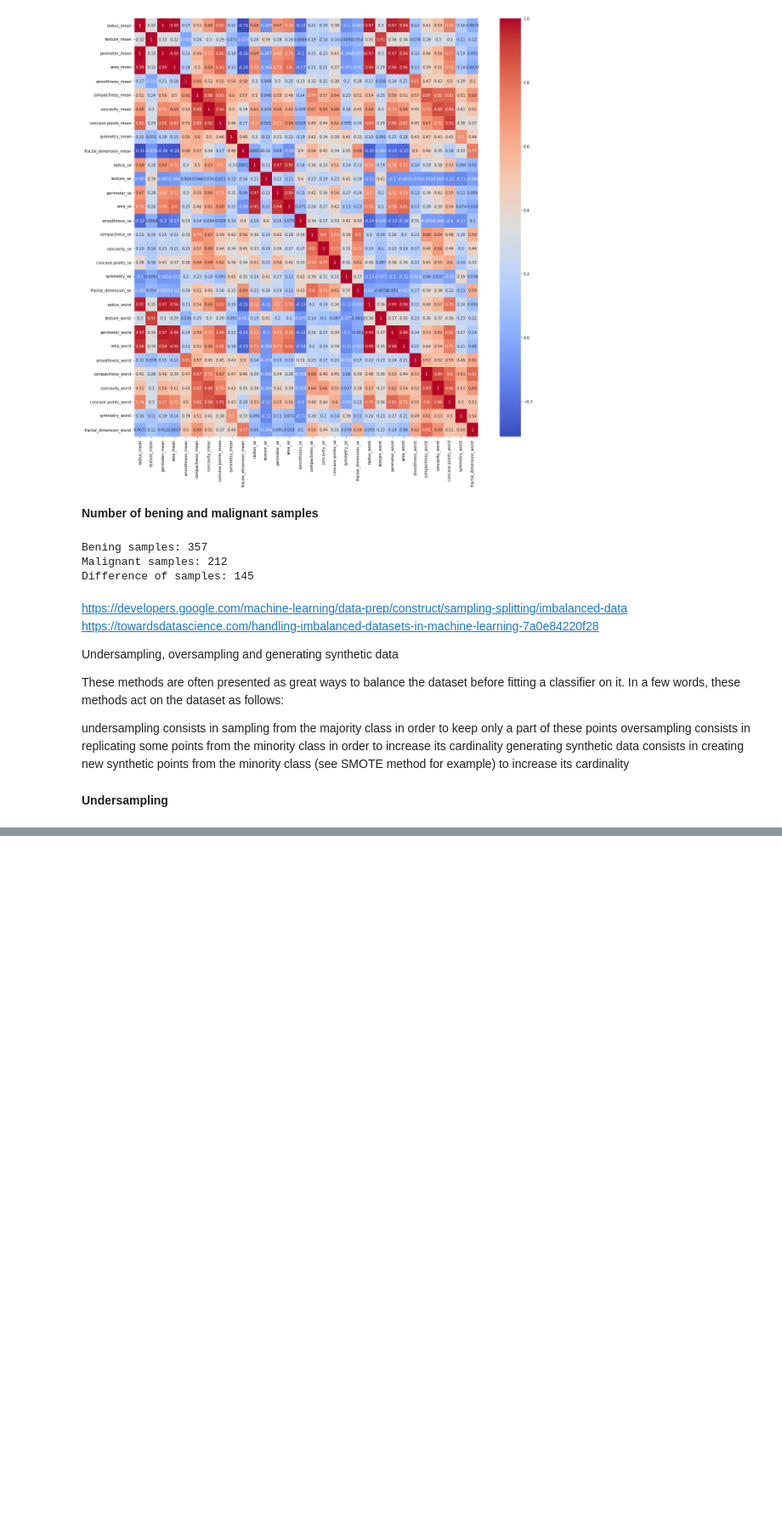
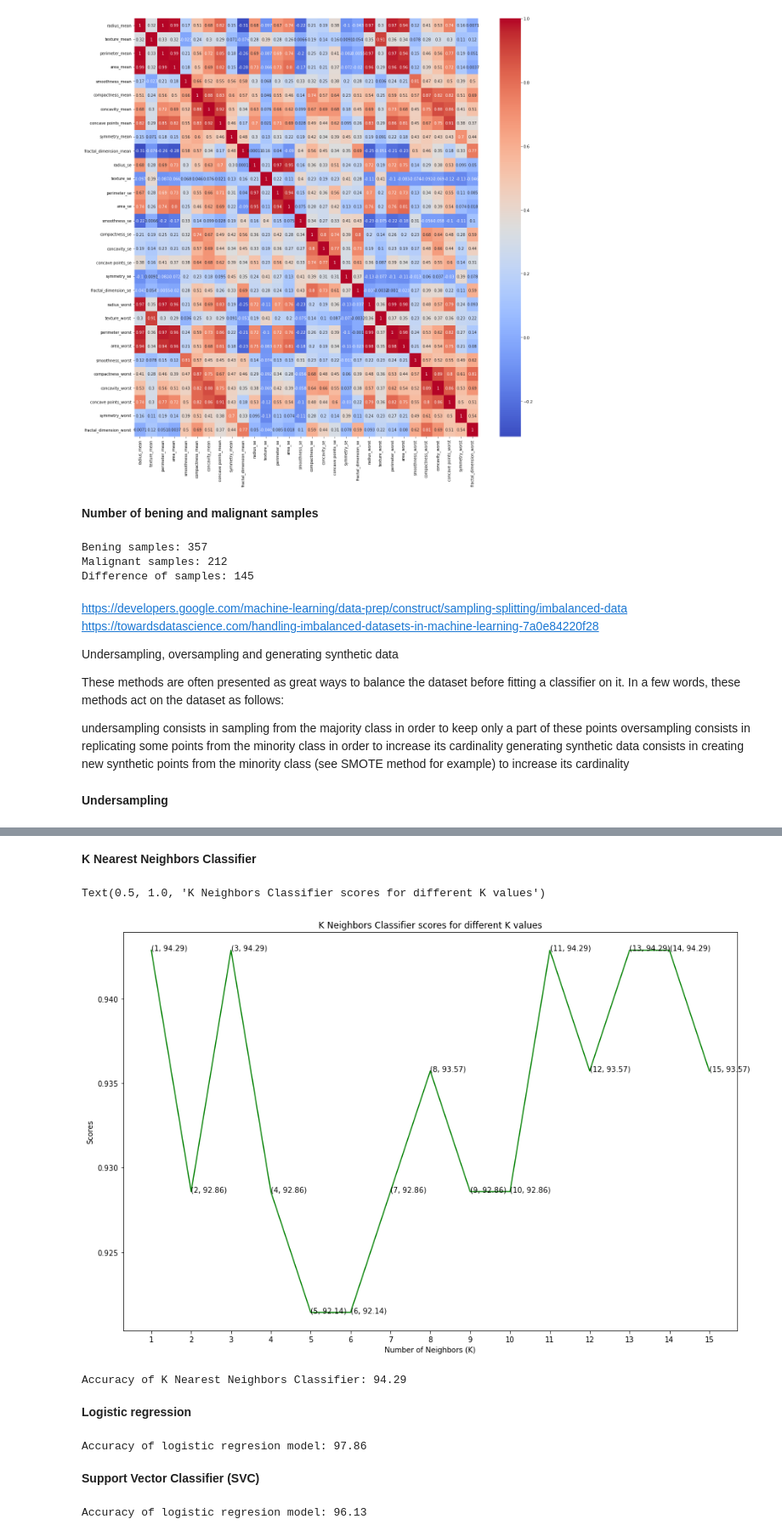
Before and after one commit to RobVergano/PDA22-Project-2, a Jupyter notebook: PDA22 Project 2.ipynb, the cells around one changed output, grey strips where cells are left out. Shown at 85% size. Saved outputs shown, nothing was run; the diff lists cells and outputs as text; code cells hidden in the pictures; blank space fills up the shorter version.

```diff
--- a/PDA22 Project 2.ipynb
+++ b/PDA22 Project 2.ipynb
@@ -170,0 +173,9 @@ pd.DataFrame.describe(df)
+# %%
+# https://www.sharpsightlabs.com/blog/scikit-train_test_split/
+# https://machinelearningmastery.com/train-test-split-for-evaluating-machine-learning-algorithms/
+
+from sklearn.model_selection import train_test_split
+x = df.drop(['diagnosis'], axis = 1)
+y = df['diagnosis']
+
+x_train, x_test, y_train, y_test = train_test_split(x, y, test_size = 0.33, random_state = 10)
@@ -170,0 +214,62 @@ pd.DataFrame.describe(df)
+# %% [markdown]
+**K Nearest Neighbors Classifier**
+# %%
+# https://towardsdatascience.com/k-nearest-neighbors-94395f445221
+
+# Importing and fitting KNN classifier for k=3
+from sklearn.neighbors import KNeighborsClassifier
+from sklearn.metrics import accuracy_score
+
+knn_values = []
+
+for i in range (1,16):
+    knn = KNeighborsClassifier(n_neighbors=i)
+    knn.fit(x_train,y_train)# Predicting results using Test data set
+    pred = knn.predict(x_test)
+    a = accuracy_score(pred,y_test)
+    knn_values.append(a)
+
+plt.figure(figsize=(15,10))
+plt.plot([k for k in range(1, 16)], knn_values, color = 'green')
+for i in range(1,16):
+    plt.text(i, knn_values[i-1], (i, round(knn_values[i-1]*100,2)))
+plt.xticks([i for i in range(1, 16)])
+plt.xlabel('Number of Neighbors (K)')
+plt.ylabel('Scores')
+plt.title('K Neighbors Classifier scores for different K values')
+# %% [output]
+Text(0.5, 1.0, 'K Neighbors Classifier scores for different K values')
+[figure, added]
+# %%
+knn = KNeighborsClassifier(n_neighbors=3)
+knn.fit(x_train,y_train)# Predicting results using Test data set
+pred = knn.predict(x_test)
+score_knn = round((accuracy_score(pred,y_test))*100,2)
+print("Accuracy of K Nearest Neighbors Classifier:", score_knn)
+# %% [output]
+Accuracy of K Nearest Neighbors Classifier: 94.29
+# %% [markdown]
+**Logistic regression**
+# %%
+# https://towardsdatascience.com/logistic-regression-using-python-sklearn-numpy-mnist-handwriting-recognition-matplotlib-a6b31e2b166a
+
+from sklearn.linear_model import LogisticRegression
+logisticRegr = LogisticRegression(max_iter=2000)
+logisticRegr.fit(x_train, y_train)
+pred_lr = logisticRegr.predict(x_test)
+score_lr = round((logisticRegr.score(x_test, y_test))*100,2)
+print("Accuracy of logistic regresion model:", score_lr)
+# %% [output]
+Accuracy of logistic regresion model: 97.86
+# %% [markdown]
+**Support Vector Classifier (SVC)**
+# %%
+# https://towardsdatascience.com/a-practical-introduction-to-support-vector-machines-from-scikit-learn-6e678cf1f228
+
+from sklearn import svm# Chooses the support vector machine algorithm for our classifier
+clf = svm.SVC(kernel = "linear")# Training the classifier
+clf_trained = clf.fit(x_train,y_train)# Scoring the classifier
+score_svc = round(clf_trained.score(x_train,y_train)*100,2)
+print("Accuracy of logistic regresion model:", score_svc)
+# %% [output]
+Accuracy of logistic regresion model: 96.13
```
Also changed, not shown: parts of 5 cells of this notebook.
